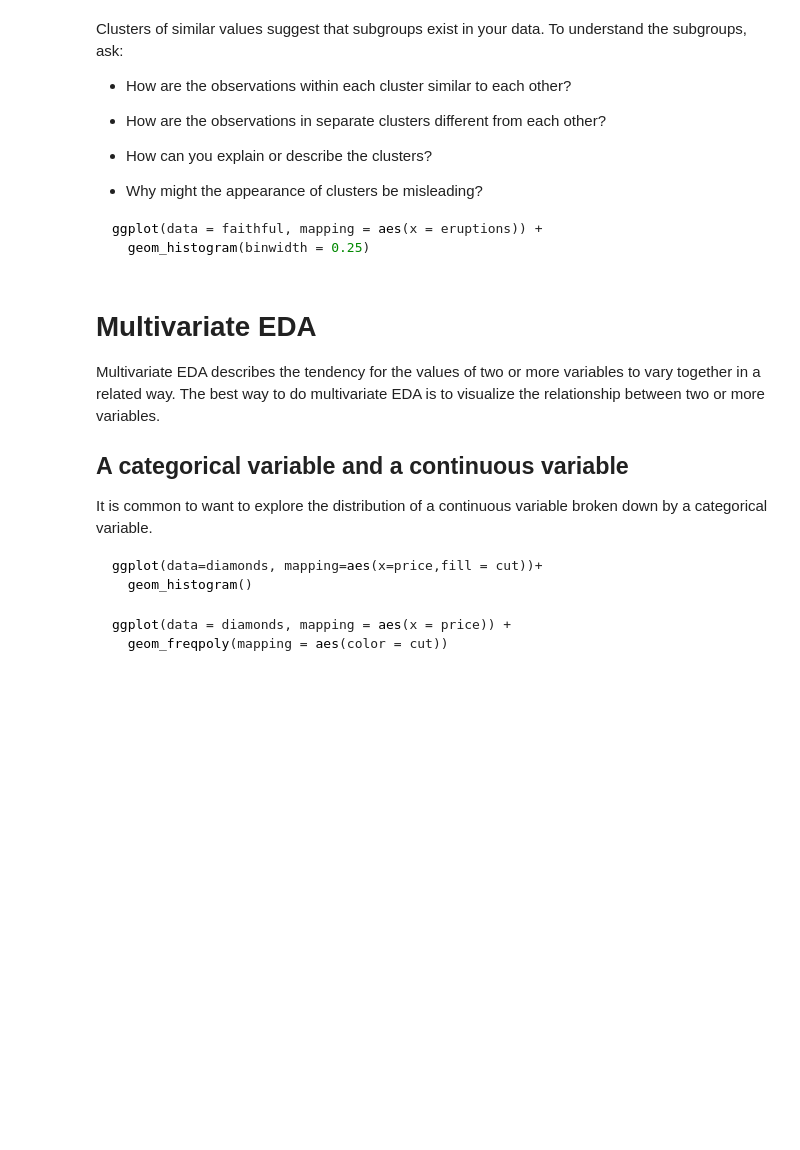
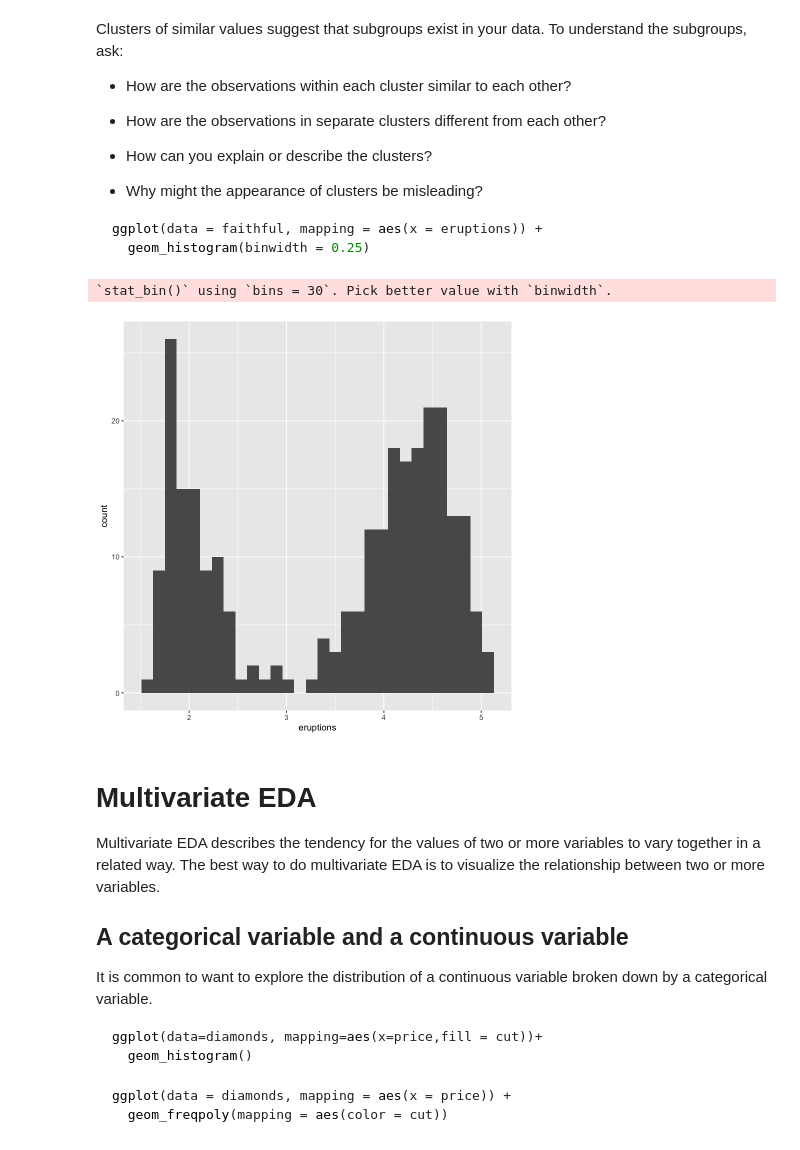
Before and after one commit to jzcpanda/390R-2021fall, a Jupyter notebook: Exploratory data analysis.ipynb, the cells around one changed output. Saved outputs shown, nothing was run; the diff lists cells and outputs as text; code cells hidden in the pictures; blank space fills up the shorter version.

````diff
--- a/Exploratory data analysis.ipynb
+++ b/Exploratory data analysis.ipynb
@@ -378,6 +389,12 @@ Clusters of similar values suggest that subgroups exist in your data. To underst
 ggplot(data = faithful, mapping = aes(x = eruptions)) +
   geom_histogram(binwidth = 0.25)
 ```
+# %%
+ggplot(faithful)+
+    geom_histogram(aes(x=eruptions))
+# %% [output]
+`stat_bin()` using `bins = 30`. Pick better value with `binwidth`.
+[figure, added]
 # %% [markdown]
 # Multivariate EDA
 Multivariate EDA describes the tendency for the values of two or more variables to vary together in a related way. The best way to do multivariate EDA is to visualize the relationship between two or more variables.
````
Also changed, not shown: parts of 16 cells of this notebook, 1 other file.
